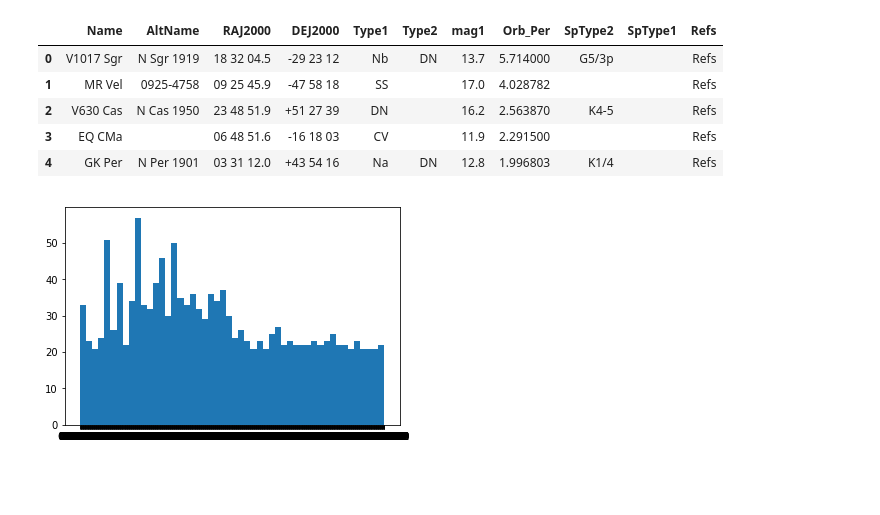
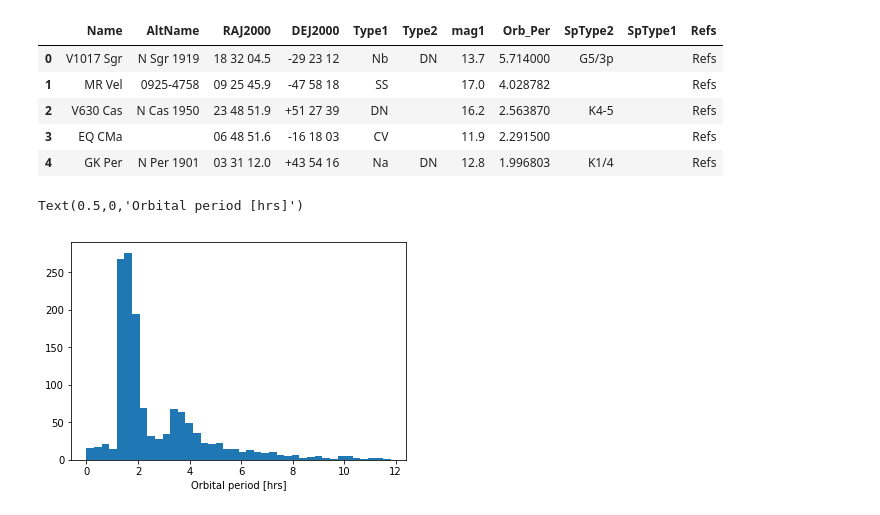
Before and after one commit to RuthAngus/extragalactic-exoplanets, a Jupyter notebook: CV-period-distribution.ipynb, the cells around one changed output. Saved outputs shown, nothing was run; the diff lists cells and outputs as text; code cells hidden in the pictures; blank space fills up the shorter version.

```diff
--- a/CV-period-distribution.ipynb
+++ b/CV-period-distribution.ipynb
@@ -6,3 +1,20 @@ import pandas as pd
+# %%
+import numpy as np
+import matplotlib.pyplot as plt
+%matplotlib inline
+import pandas as pd
+from astropy.stats import LombScargle
+from tqdm import tqdm
+from mpl_toolkits.axes_grid1 import make_axes_locatable
+
+
+plotpar = {'axes.labelsize': 20,
+           'font.size': 20,
+           'legend.fontsize': 20,
+           'xtick.labelsize': 20,
+           'ytick.labelsize': 20,
+           'text.usetex': True}
+plt.rcParams.update(plotpar)
 # %%
 df = pd.read_csv("CV_periods.csv", skiprows=53)
 df.head()
@@ -13,7 +25,18 @@ df.head()
 | 2 | V630 Cas | N Cas 1950 | 23 48 51.9 | +51 27 39 | DN |  | 16.2 | 2.563870 | K4-5 |  | Refs |
 | 3 | EQ CMa |  | 06 48 51.6 | -16 18 03 | CV |  | 11.9 | 2.291500 |  |  | Refs |
 | 4 | GK Per | N Per 1901 | 03 31 12.0 | +43 54 16 | Na | DN | 12.8 | 1.996803 | K1/4 |  | Refs |
-# %%
-plt.hist(df.Orb_Per.values, 50);
-# %% [output]
-[figure, removed]
+# %%
+periods = np.zeros((len(df)))
+for i, p in enumerate(df.Orb_Per.values):
+    try:
+        periods[i] = float(p)
+    except:
+        print(p)
+# %%
+periods_hours = periods * 24
+m = periods_hours < 12
+plt.hist(periods_hours[m], 40);
+plt.xlabel("Orbital period [hrs]")
+# %% [output]
+Text(0.5,0,'Orbital period [hrs]')
+[figure, added]
```
Also changed, not shown: parts of 8 cells of this notebook.
